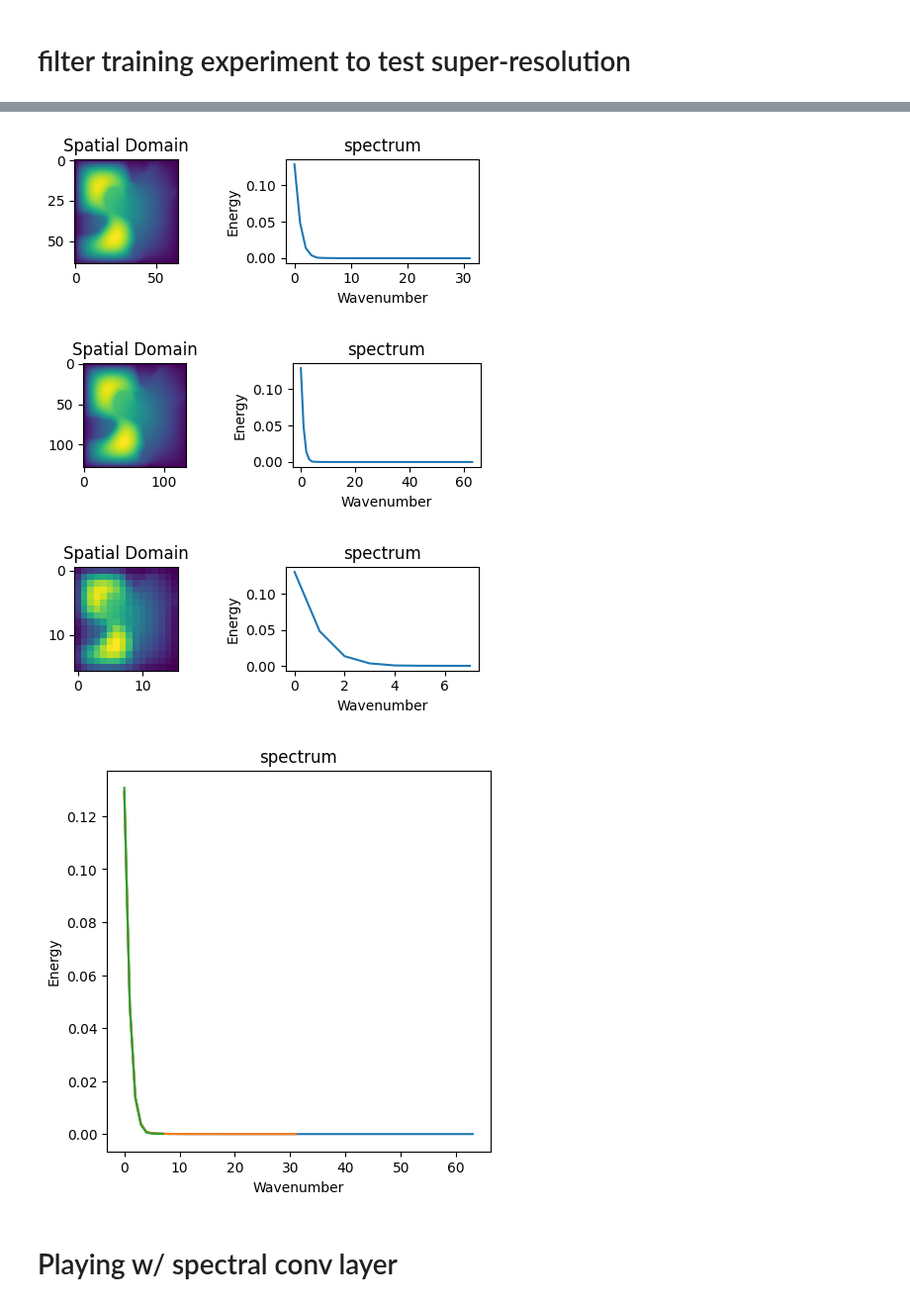
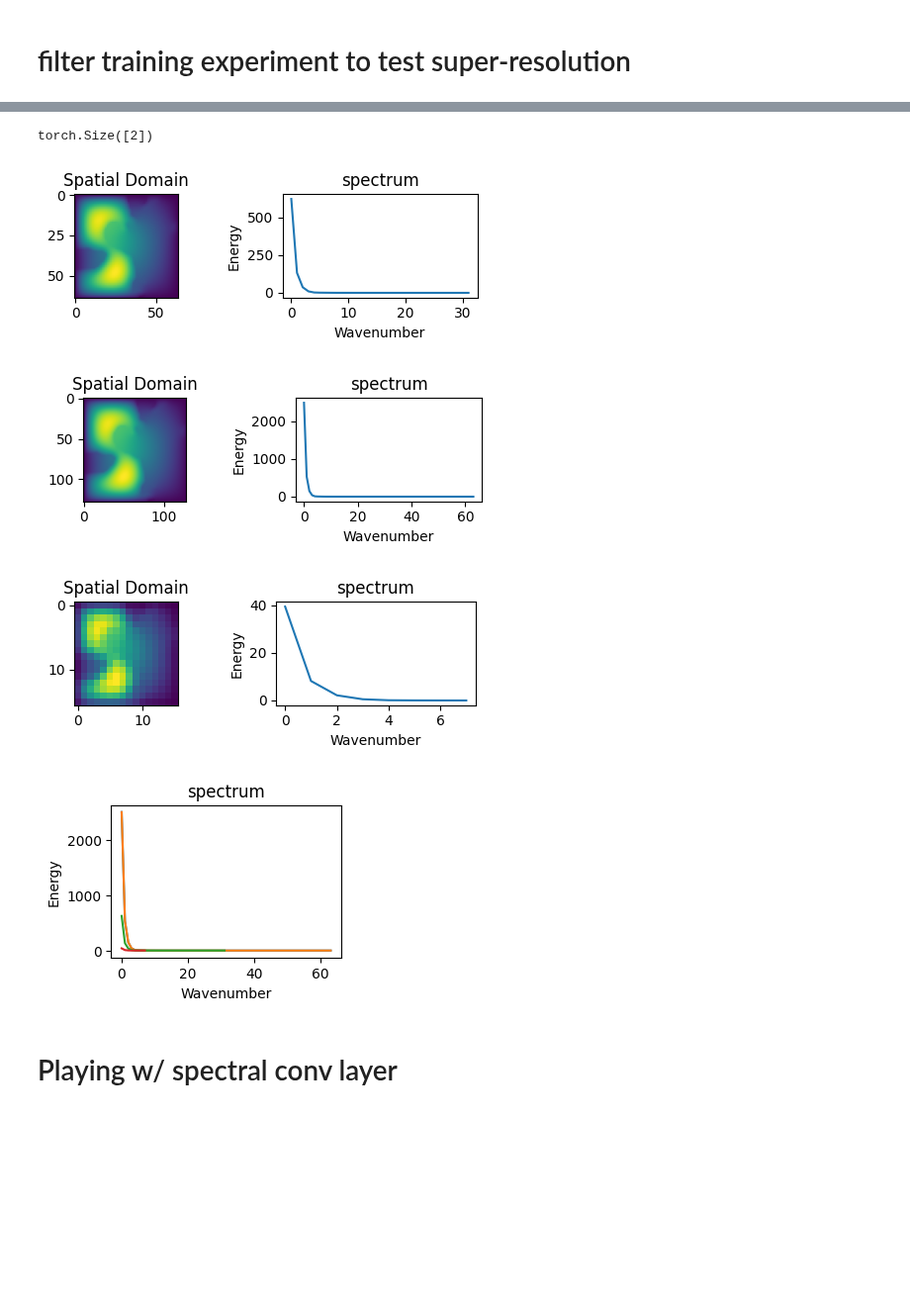
Before and after one commit to msakarvadia/operator_aliasing, a Jupyter notebook: notebooks/activation_function_analysis.ipynb, the cells around one changed output, grey strips where cells are left out. Shown at 99% size. Cells and saved outputs as stored; diff of their text form; code cells hidden in the pictures; blank space fills up the shorter version.

Commit message:
updating filtering scheme

```diff
--- a/notebooks/activation_function_analysis.ipynb
+++ b/notebooks/activation_function_analysis.ipynb
@@ -466,6 +473,6 @@ Loading test db for resolution 128 with 100 samples
 # %%
 data_transform = data_transform.to(device)
-for _idx, sample in enumerate(test_loaders[128]):  # resolution 128
+for _idx, sample in enumerate(test_loaders[32]):  # resolution 128
     model_input = data_transform.preprocess(sample)
 
     # grab a batch
@@ -545,6 +556,11 @@ show_img_and_power_spectrum(
+# %%
+filter_centered.unique().shape
+# %% [output]
+torch.Size([2])
 # %%
 # Regular spectrum
 med_img = med_res_batch['y'][0].squeeze()
+high_img = high_res_batch['y'][0].squeeze()
 show_img_and_power_spectrum(med_img)
 
 # upsampled spectrum
@@ -561,27 +577,29 @@ downsample_med_batch = f.interpolate(
 downsample_med_img = downsample_med_batch[0].squeeze()
 show_img_and_power_spectrum(downsample_med_img)
 # %% [output]
-[figure, old version]
+[figure, new version]
-[figure, old version]
+[figure, new version]
-[figure, old version]
+[figure, new version]
 # %%
 def plot_overlaping_spectrums(images: list[np.array]):
     """Take a list of images, and plot all of their spectrums at once."""
-    fig, axs = plt.subplots(1, 1, figsize=(5, 5))
+    fig, axs = plt.subplots(1, 1, figsize=(3, 2))
     axs.set_title('spectrum')
     axs.set_ylabel('Energy')
     axs.set_xlabel('Wavenumber')
 
     for _idx, image in enumerate(images):
         spectrum = spectrum_func(torch.tensor(image).unsqueeze(dim=0))
-        axs.plot(spectrum)
+        axs.plot(spectrum, label=_idx)
 
     plt.show()
 
 
-plot_overlaping_spectrums([upsample_med_img, med_img, downsample_med_img])
+plot_overlaping_spectrums(
+    [high_img, upsample_med_img, med_img, downsample_med_img]
+)
 # %% [output]
-[figure, old version]
+[figure, new version]
 # %% [markdown]
 # Playing w/ spectral conv layer
 # %%
```
Also changed, not shown: parts of 11 cells of this notebook.
